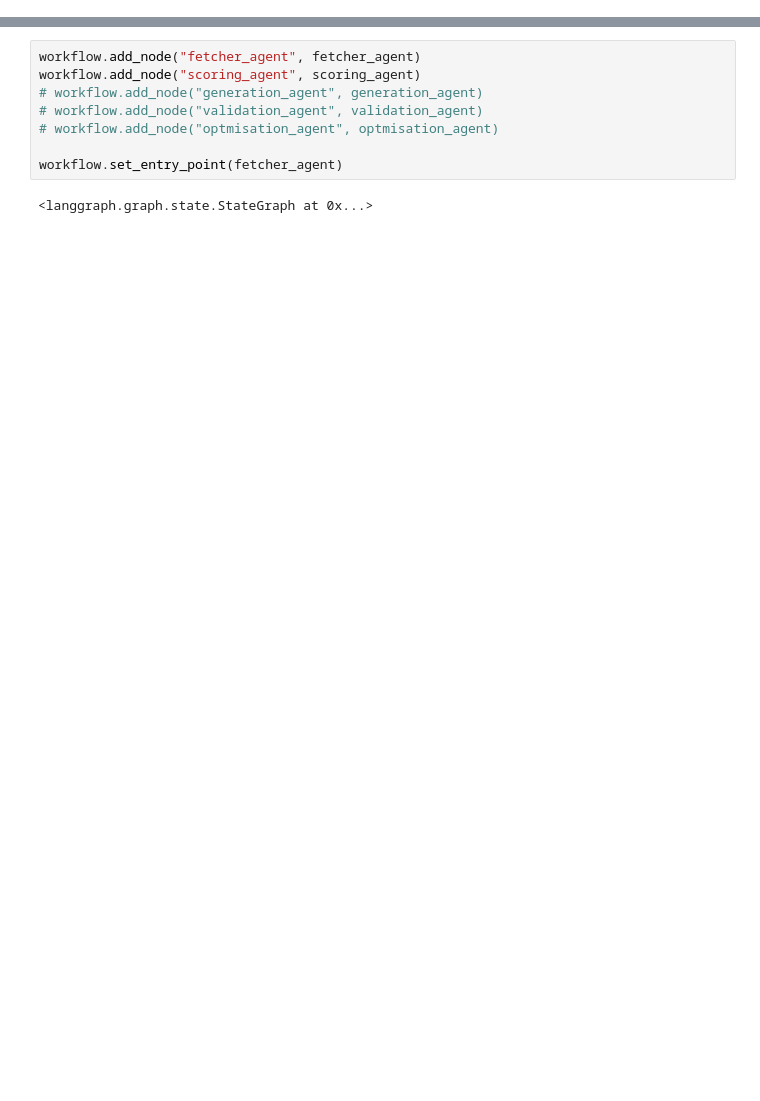
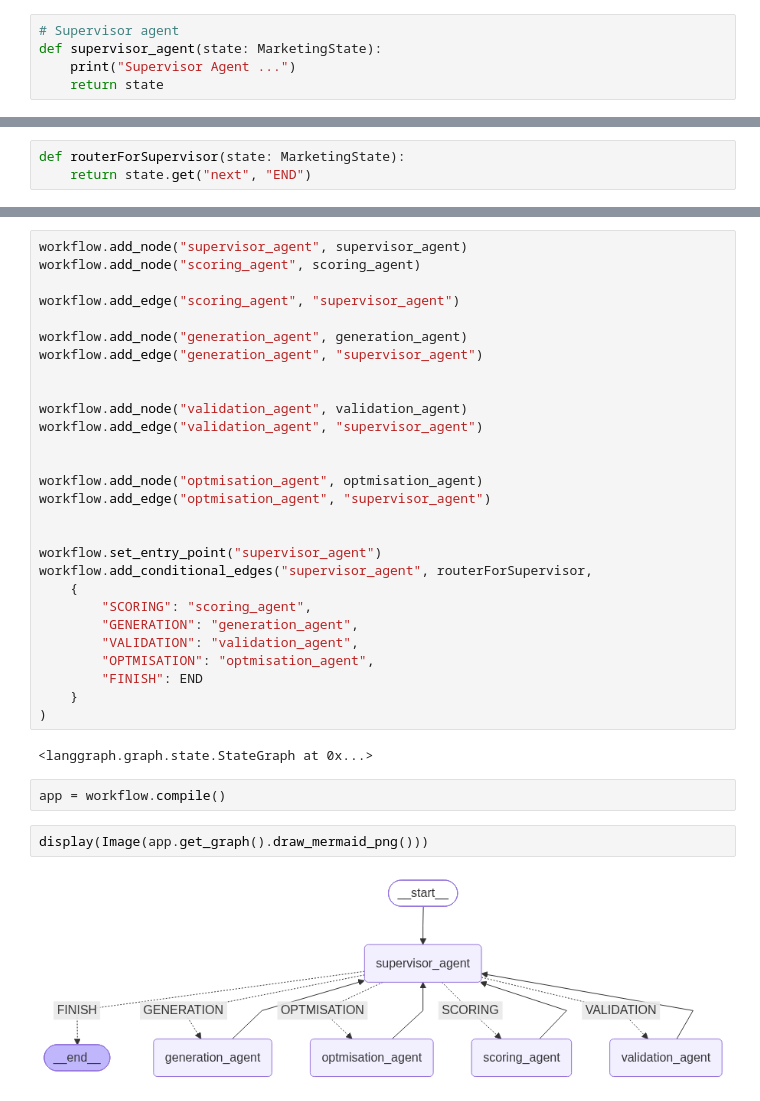
Before and after one commit to KaraniAbdellah/internship_sat, a Jupyter notebook: engine/Supervisor_simple.ipynb, the cells around one changed output, grey strips where cells are left out. Saved outputs shown, nothing was run; the diff lists cells and outputs as text; blank space fills up the shorter version.

Commit message:
update prompt, go back to langGraph, create graph, test graph

```diff
--- a/engine/Supervisor_simple.ipynb
+++ b/engine/Supervisor_simple.ipynb
@@ -401,2 +232,7 @@ Cordialement, L'équipe de [votre nom de l'entreprise]
+# %%
+# Supervisor agent
+def supervisor_agent(state: MarketingState):
+    print("Supervisor Agent ...")
+    return state
 # %% [markdown]
 #### Build graph
@@ -407,12 +239,41 @@ def router(state: MarketingState):
+# %%
+def routerForSupervisor(state: MarketingState):
+    return state.get("next", "END")
 # %%
 workflow = StateGraph(MarketingState)
 # %%
-workflow.add_node("fetcher_agent", fetcher_agent)
+workflow.add_node("supervisor_agent", supervisor_agent)
 workflow.add_node("scoring_agent", scoring_agent)
-# workflow.add_node("generation_agent", generation_agent)
-# workflow.add_node("validation_agent", validation_agent)
-# workflow.add_node("optmisation_agent", optmisation_agent)
 
-workflow.set_entry_point(fetcher_agent)
+workflow.add_edge("scoring_agent", "supervisor_agent")
+
+workflow.add_node("generation_agent", generation_agent)
+workflow.add_edge("generation_agent", "supervisor_agent")
+
+
+workflow.add_node("validation_agent", validation_agent)
+workflow.add_edge("validation_agent", "supervisor_agent")
+
+
+workflow.add_node("optmisation_agent", optmisation_agent)
+workflow.add_edge("optmisation_agent", "supervisor_agent")
+
+
+workflow.set_entry_point("supervisor_agent")
+workflow.add_conditional_edges("supervisor_agent", routerForSupervisor,
+    {
+        "SCORING": "scoring_agent",
+        "GENERATION": "generation_agent",
+        "VALIDATION": "validation_agent",
+        "OPTMISATION": "optmisation_agent",
+        "FINISH": END
+    }
+)
 # %% [output]
 <langgraph.graph.state.StateGraph at 0x...>
+# %%
+app = workflow.compile()
+# %%
+display(Image(app.get_graph().draw_mermaid_png()))
+# %% [output]
+[figure, added]
```
Also changed, not shown: parts of 17 cells of this notebook, 3 other files.
